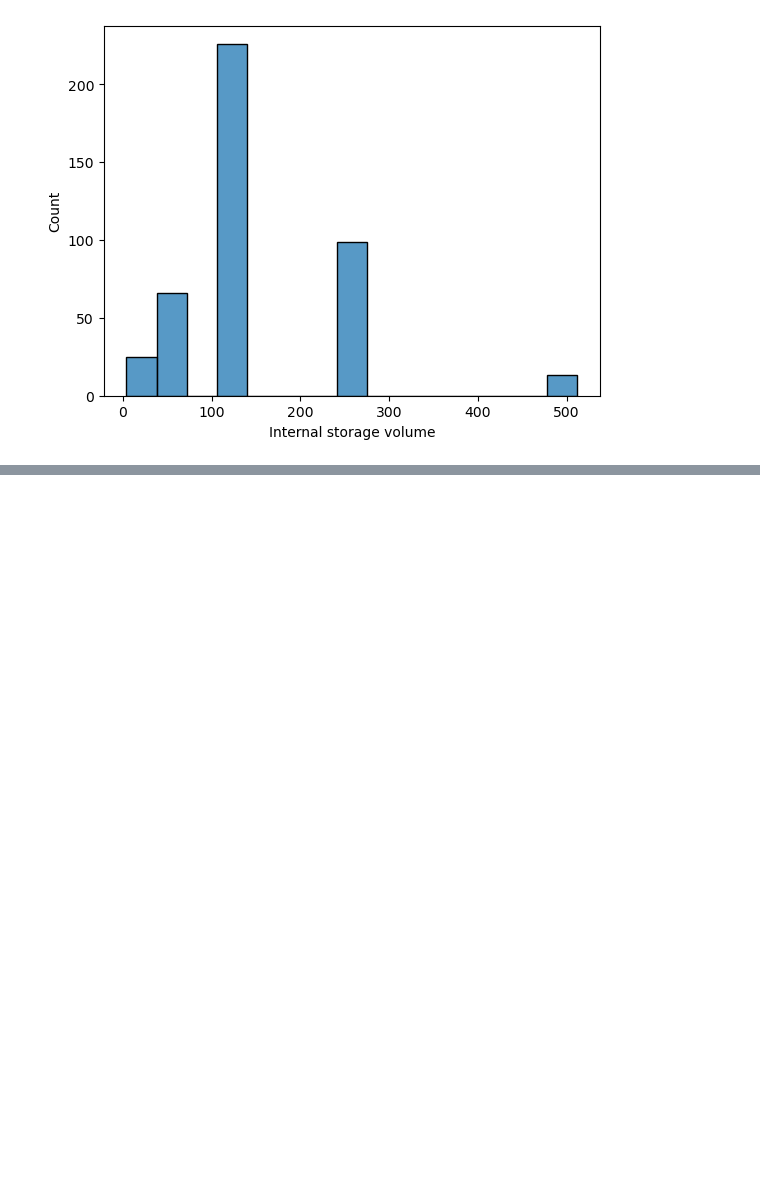
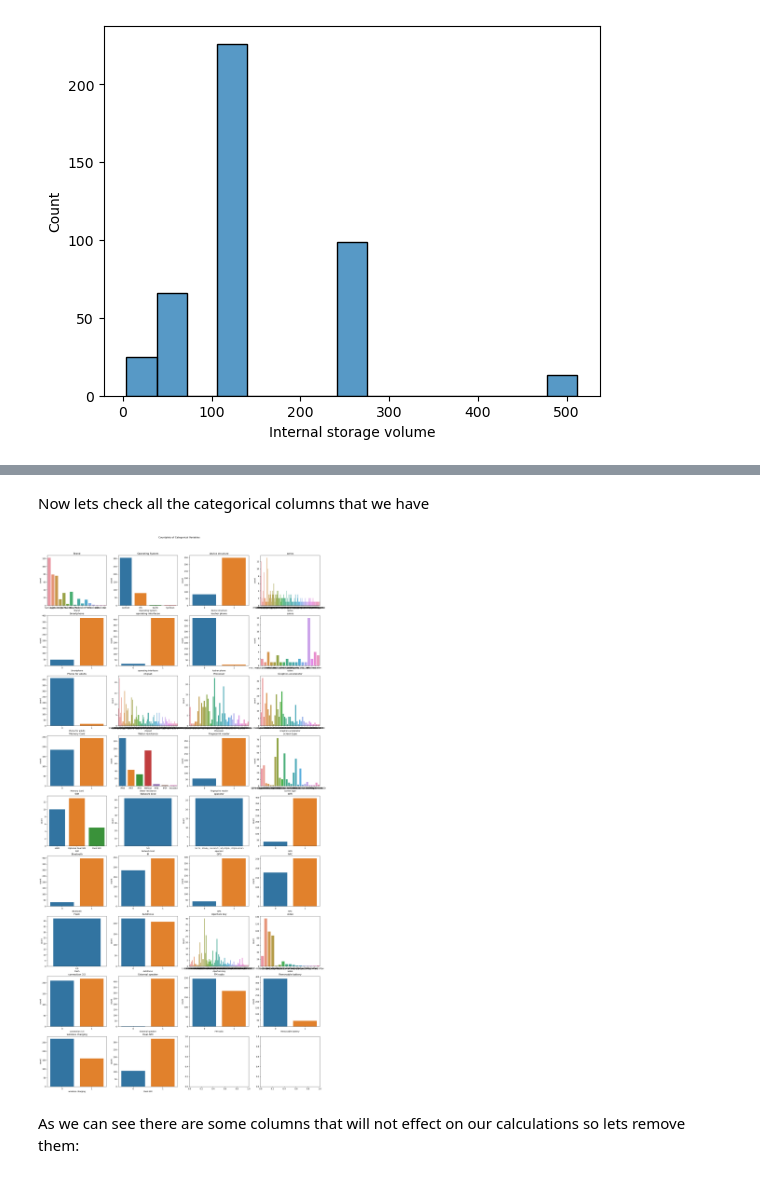
Before and after one commit to Davidtal1/PhoneProjects, a Jupyter notebook: PhonesProject.ipynb, the cells around one changed output, grey strips where cells are left out. Drawn from its saved outputs; the diff is of its cells as text; code cells hidden in the pictures; blank space fills up the shorter version.

```diff
--- a/PhonesProject.ipynb
+++ b/PhonesProject.ipynb
@@ -464,0 +455,24 @@ dfUnionPrice.describe()
+# %% [markdown]
+Now lets check all the categorical columns that we have
+# %%
+#plotting categorical vars
+#for col in Categoricals:
+#  sns.countplot(x=dfUnionPrice[col])
+#  plt.title(col)
+#  plt.show()
+len(Categoricals)
+n_plots = len(Categoricals)
+n_cols = 4
+n_rows = (n_plots // n_cols) + (n_plots % n_cols > 0)
+fig, ax = plt.subplots(n_rows, n_cols, figsize=(25, 45))
+ax = ax.flatten()
+for i, col in enumerate(Categoricals):
+    sns.countplot(x=dfUnionPrice[col], ax=ax[i])
+    ax[i].set_title(col)
+plt.subplots_adjust(top=0.95)
+plt.suptitle("Countplots of Categorical Variables")
+plt.show()
+# %% [output]
+[figure, added]
+# %% [markdown]
+As we can see there are some columns that will not effect on our calculations so lets remove them:
```
Also changed, not shown: parts of 16 cells of this notebook.
